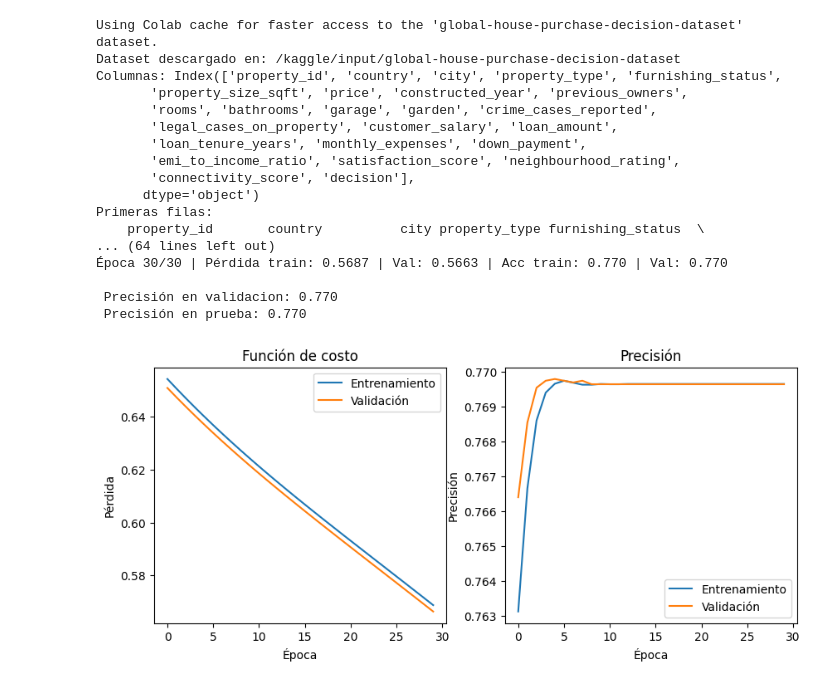
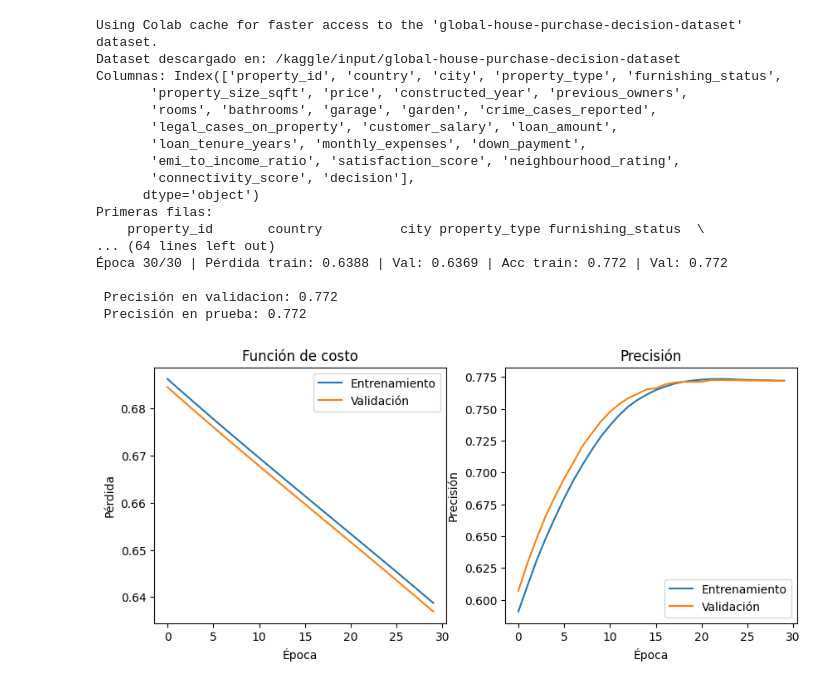
Before and after one commit to Elchegue64/TAREA-5, a Jupyter notebook: TAREA_5.ipynb, the cells around one changed output. Drawn from its saved outputs; the diff is of its cells as text; code cells hidden in the pictures.

```diff
--- a/TAREA_5.ipynb
+++ b/TAREA_5.ipynb
@@ -11,6 +11,10 @@ import torch.nn as nn
 import torch.optim as optim
 from sklearn.model_selection import train_test_split
 from sklearn.preprocessing import LabelEncoder, StandardScaler
+
+import tensorflow as tf
+from tensorflow.keras import layers, models
+
 from sklearn.metrics import accuracy_score
 import matplotlib.pyplot as plt
 import kagglehub
@@ -77,7 +81,7 @@ model = HouseModel(X_train.shape[1])
 # Entrenamiento
 
 criterion = nn.BCELoss()
-optimizer = optim.Adam(model.parameters(), lr=0.001)
+optimizer = optim.Adam(model.parameters(), lr=0.0005)
 
 epochs = 30
 train_losses, val_losses, train_accs, val_accs = [], [], [], []
@@ -128,34 +132,34 @@ plt.subplot(1,2,1)
 plt.plot(train_losses, label='Entrenamiento')
 plt.plot(val_losses, label='Validación')
 plt.title('Función de costo')
 plt.xlabel('Época')
 plt.ylabel('Pérdida')
 plt.legend()
 
 plt.subplot(1,2,2)
 plt.plot(train_accs, label='Entrenamiento')
 plt.plot(val_accs, label='Validación')
 plt.title('Precisión')
 plt.xlabel('Época')
 plt.ylabel('Precisión')
 plt.legend()
 plt.show()
 # %% [output]
 Using Colab cache for faster access to the 'global-house-purchase-decision-dataset' dataset.
 Dataset descargado en: /kaggle/input/global-house-purchase-decision-dataset
 Columnas: Index(['property_id', 'country', 'city', 'property_type', 'furnishing_status',
        'property_size_sqft', 'price', 'constructed_year', 'previous_owners',
        'rooms', 'bathrooms', 'garage', 'garden', 'crime_cases_reported',
        'legal_cases_on_property', 'customer_salary', 'loan_amount',
        'loan_tenure_years', 'monthly_expenses', 'down_payment',
        'emi_to_income_ratio', 'satisfaction_score', 'neighbourhood_rating',
        'connectivity_score', 'decision'],
       dtype='object')
 Primeras filas:
     property_id       country          city property_type furnishing_status  \
 ... (64 lines left out)
-Época 30/30 | Pérdida train: 0.5687 | Val: 0.5663 | Acc train: 0.770 | Val: 0.770
+Época 30/30 | Pérdida train: 0.6388 | Val: 0.6369 | Acc train: 0.772 | Val: 0.772
 
- Precisión en validacion: 0.770
- Precisión en prueba: 0.770
+ Precisión en validacion: 0.772
+ Precisión en prueba: 0.772
-[figure, old version]
+[figure, new version]
```
